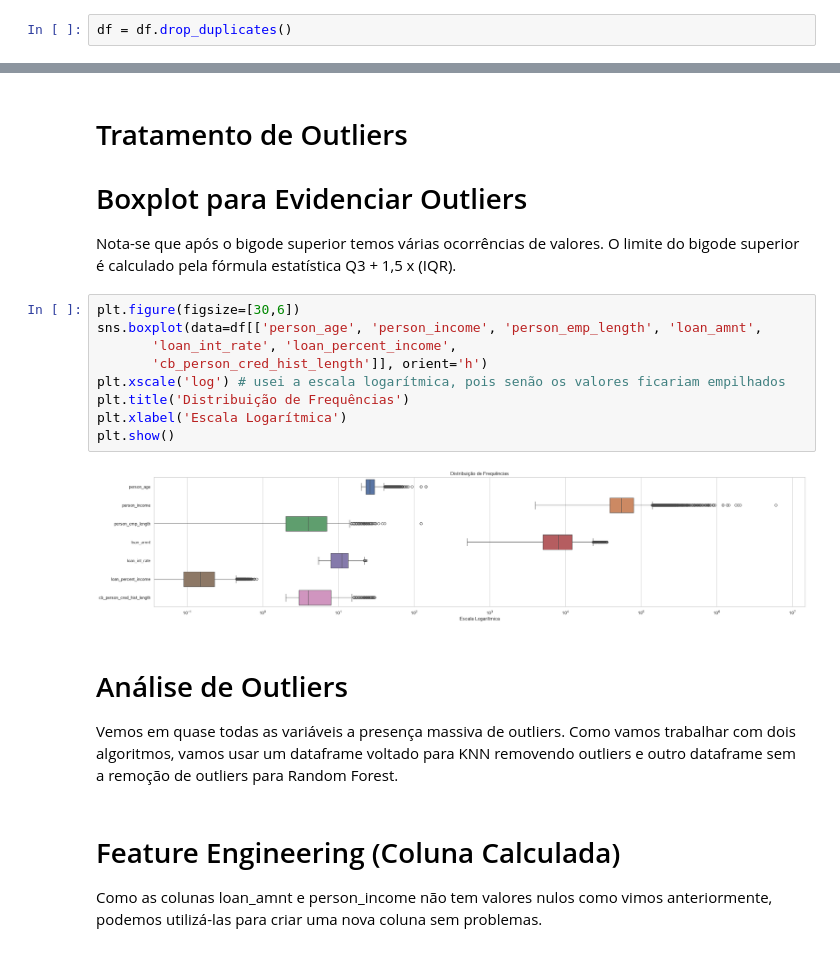
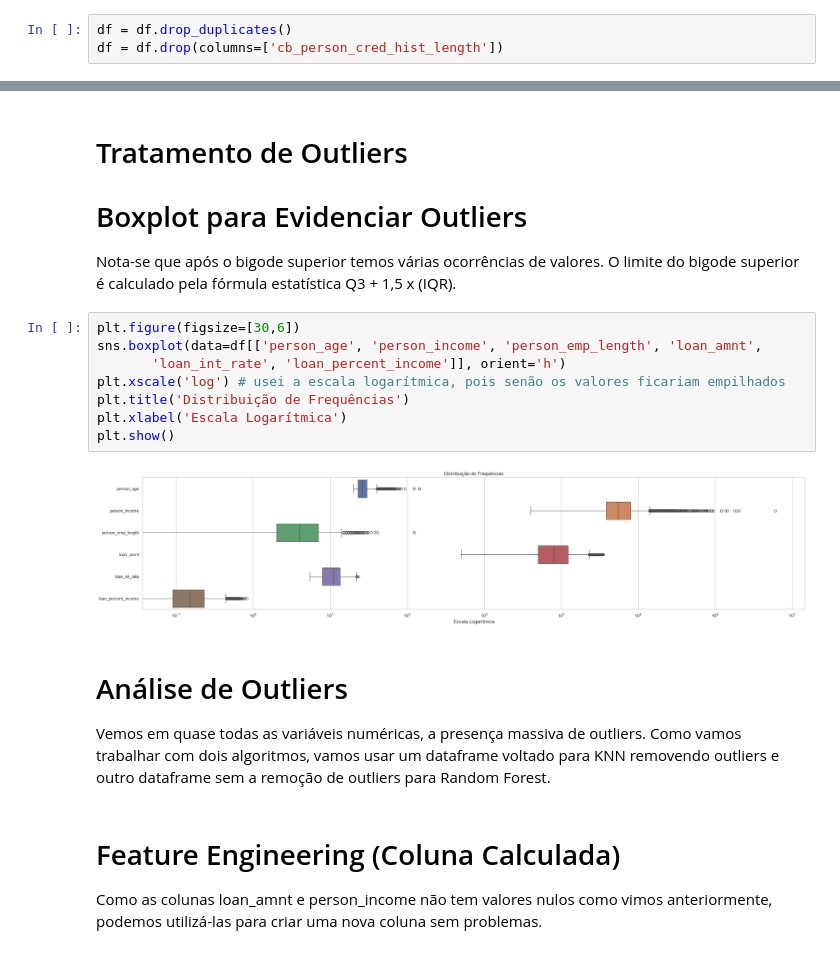
Before and after one commit to niksonlaurentino/SCTECH_Projeto_Avaliativo_M_1, a Jupyter notebook: Main.ipynb, the cells around one changed output, grey strips where cells are left out. Cells and saved outputs as stored; diff of their text form.

```diff
--- a/Main.ipynb
+++ b/Main.ipynb
@@ -145,5 +145,6 @@ O dataframe é composto por 32.581 linhas e 12 colunas, das quais 8 são numéri
 # %%
 df = df.drop_duplicates()
+df = df.drop(columns=['cb_person_cred_hist_length'])
 # %% [markdown]
 # Valores Nulos
 # %% [markdown]
@@ -179,17 +180,16 @@ Nota-se que após o bigode superior temos várias ocorrências de valores. O lim
 # %%
 plt.figure(figsize=[30,6])
 sns.boxplot(data=df[['person_age', 'person_income', 'person_emp_length', 'loan_amnt',
-       'loan_int_rate', 'loan_percent_income',
-       'cb_person_cred_hist_length']], orient='h')
+       'loan_int_rate', 'loan_percent_income']], orient='h')
 plt.xscale('log') # usei a escala logarítmica, pois senão os valores ficariam empilhados
 plt.title('Distribuição de Frequências')
 plt.xlabel('Escala Logarítmica')
 plt.show()
 # %% [output]
-[figure, old version]
+[figure, new version]
 # %% [markdown]
 # Análise de Outliers
-Vemos em quase todas as variáveis a presença massiva de outliers. Como vamos trabalhar com dois algoritmos, vamos usar um dataframe voltado para KNN removendo outliers e outro dataframe sem a remoção de outliers para Random Forest.
+Vemos em quase todas as variáveis numéricas, a presença massiva de outliers. Como vamos trabalhar com dois algoritmos, vamos usar um dataframe voltado para KNN removendo outliers e outro dataframe sem a remoção de outliers para Random Forest.
 # %% [markdown]
 # Feature Engineering (Coluna Calculada)
 Como as colunas loan_amnt e person_income não tem valores nulos como vimos anteriormente, podemos utilizá-las para criar uma nova coluna sem problemas.
```
Also changed, not shown: parts of 10 cells of this notebook.
